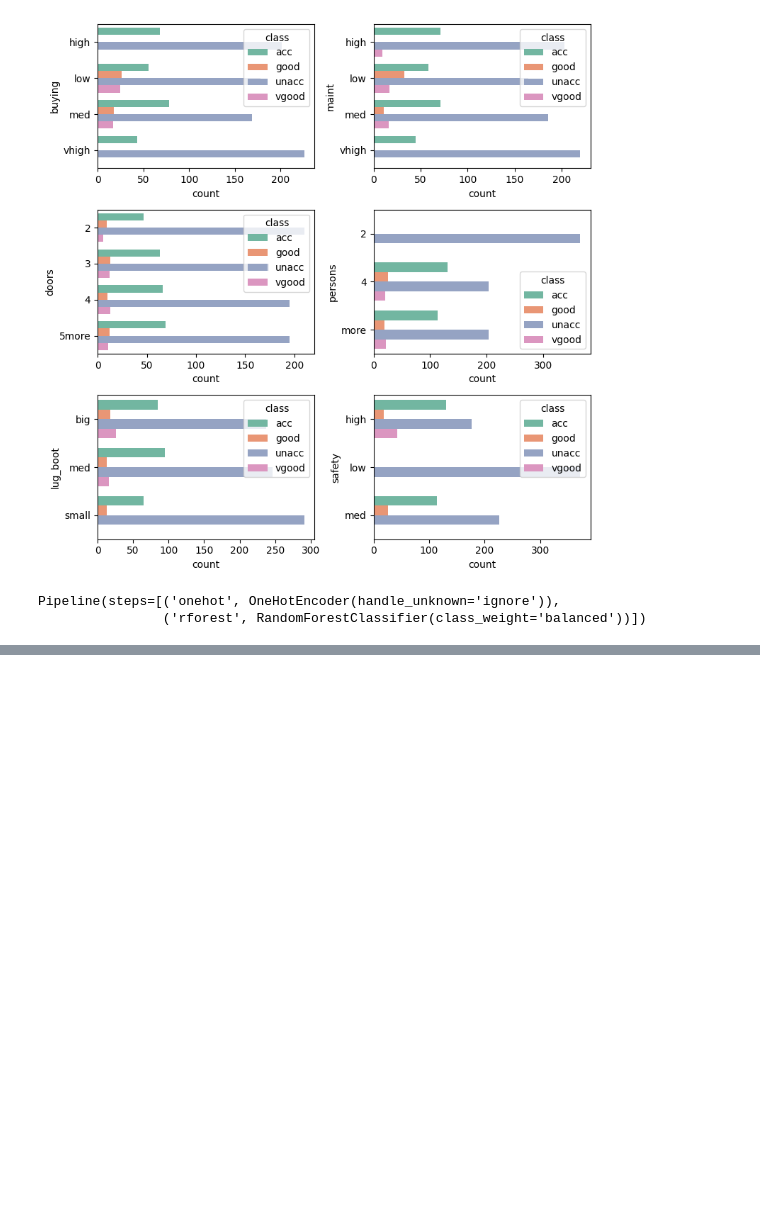
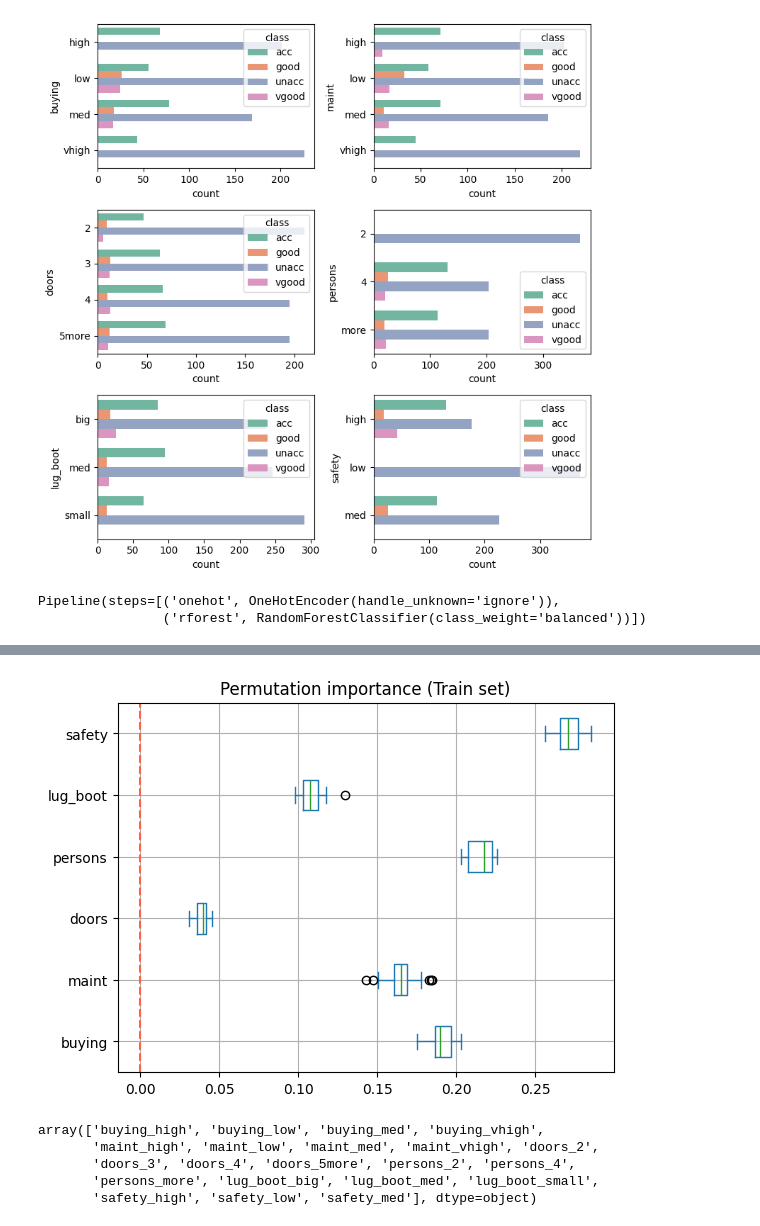
Before and after one commit to EstebanCordovaa/Car_Evaluation, a Jupyter notebook: Notebooks/Car_Evaluation.ipynb, the cells around one changed output, grey strips where cells are left out. Cells and saved outputs as stored; diff of their text form; code cells hidden in the pictures; blank space fills up the shorter version.

```diff
--- a/Notebooks/Car_Evaluation.ipynb
+++ b/Notebooks/Car_Evaluation.ipynb
@@ -200,0 +228,26 @@ clf_rforest_cv.best_params_
+# %%
+importance = permutation_importance(
+    clf_rforest_cv, X_train, y_train_enc,
+    n_repeats=25, random_state=2024
+)
+importance_df = pd.DataFrame(
+    importance.importances.T,
+    columns=X_train.columns
+)
+ax = importance_df.plot.box(vert=False)
+ax.axvline(x=0, color='k', linestyle='--', c='Tomato')
+ax.set_title('Permutation importance (Train set)')
+ax.grid(True)
+plt.show()
+# %% [output]
+[figure, added]
+# %%
+X_encoder = clf_rforest_cv.best_estimator_['onehot'].fit_transform(X_train)
+features = clf_rforest_cv.best_estimator_['onehot'].get_feature_names_out()
+features
+# %% [output]
+array(['buying_high', 'buying_low', 'buying_med', 'buying_vhigh',
+       'maint_high', 'maint_low', 'maint_med', 'maint_vhigh', 'doors_2',
+       'doors_3', 'doors_4', 'doors_5more', 'persons_2', 'persons_4',
+       'persons_more', 'lug_boot_big', 'lug_boot_med', 'lug_boot_small',
+       'safety_high', 'safety_low', 'safety_med'], dtype=object)
```
Also changed, not shown: parts of 17 cells of this notebook, 5 other files.
